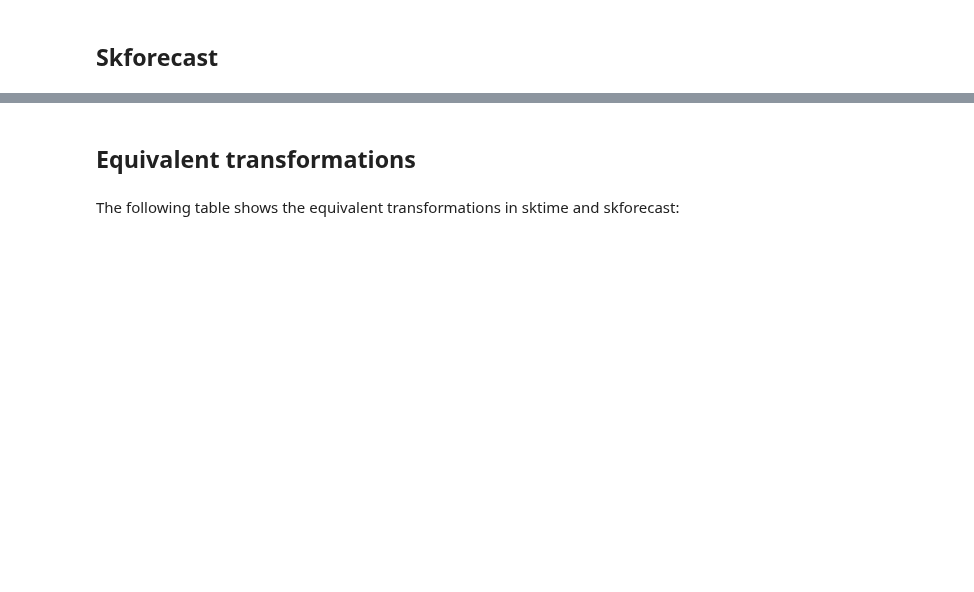
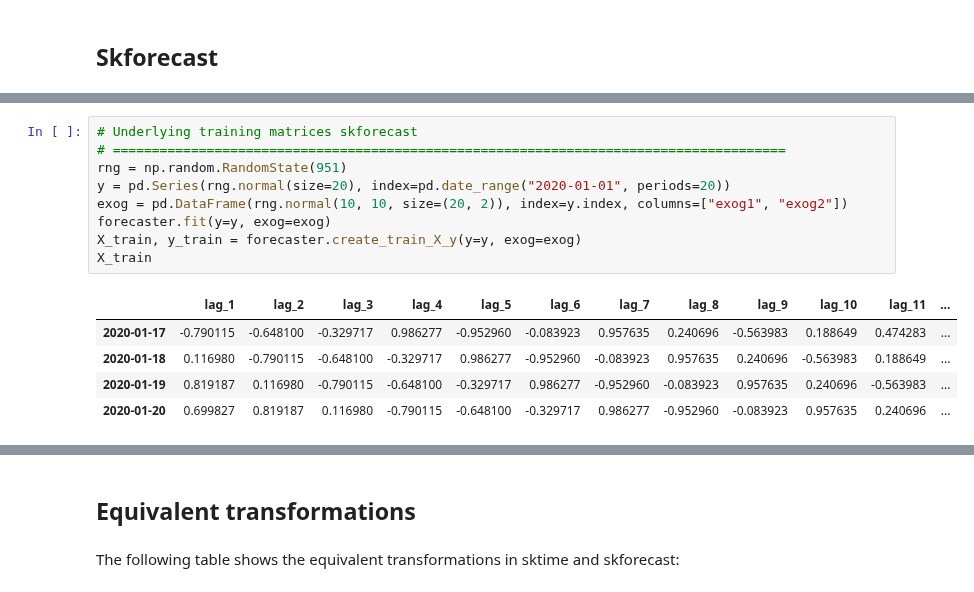
Before and after one commit to skforecast/skforecast, a Jupyter notebook: dev/sktime_pipelines.ipynb, the cells around one changed output, grey strips where cells are left out. Saved outputs shown, nothing was run; the diff lists cells and outputs as text; blank space fills up the shorter version.

```diff
--- a/dev/sktime_pipelines.ipynb
+++ b/dev/sktime_pipelines.ipynb
@@ -211,0 +225,15 @@ results
+# %%
+# Underlying training matrices skforecast
+# ======================================================================================
+rng = np.random.RandomState(951)
+y = pd.Series(rng.normal(size=20), index=pd.date_range("2020-01-01", periods=20))
+exog = pd.DataFrame(rng.normal(10, 10, size=(20, 2)), index=y.index, columns=["exog1", "exog2"])
+forecaster.fit(y=y, exog=exog)
+X_train, y_train = forecaster.create_train_X_y(y=y, exog=exog)
+X_train
+# %% [output]
+|  | lag_1 | lag_2 | lag_3 | lag_4 | lag_5 | lag_6 | lag_7 | lag_8 | lag_9 | lag_10 | lag_11 | ... |
+| 2020-01-17 | -0.790115 | -0.648100 | -0.329717 | 0.986277 | -0.952960 | -0.083923 | 0.957635 | 0.240696 | -0.563983 | 0.188649 | 0.474283 | ... |
+| 2020-01-18 | 0.116980 | -0.790115 | -0.648100 | -0.329717 | 0.986277 | -0.952960 | -0.083923 | 0.957635 | 0.240696 | -0.563983 | 0.188649 | ... |
+| 2020-01-19 | 0.819187 | 0.116980 | -0.790115 | -0.648100 | -0.329717 | 0.986277 | -0.952960 | -0.083923 | 0.957635 | 0.240696 | -0.563983 | ... |
+| 2020-01-20 | 0.699827 | 0.819187 | 0.116980 | -0.790115 | -0.648100 | -0.329717 | 0.986277 | -0.952960 | -0.083923 | 0.957635 | 0.240696 | ... |
```
Also changed, not shown: parts of 14 cells of this notebook.
